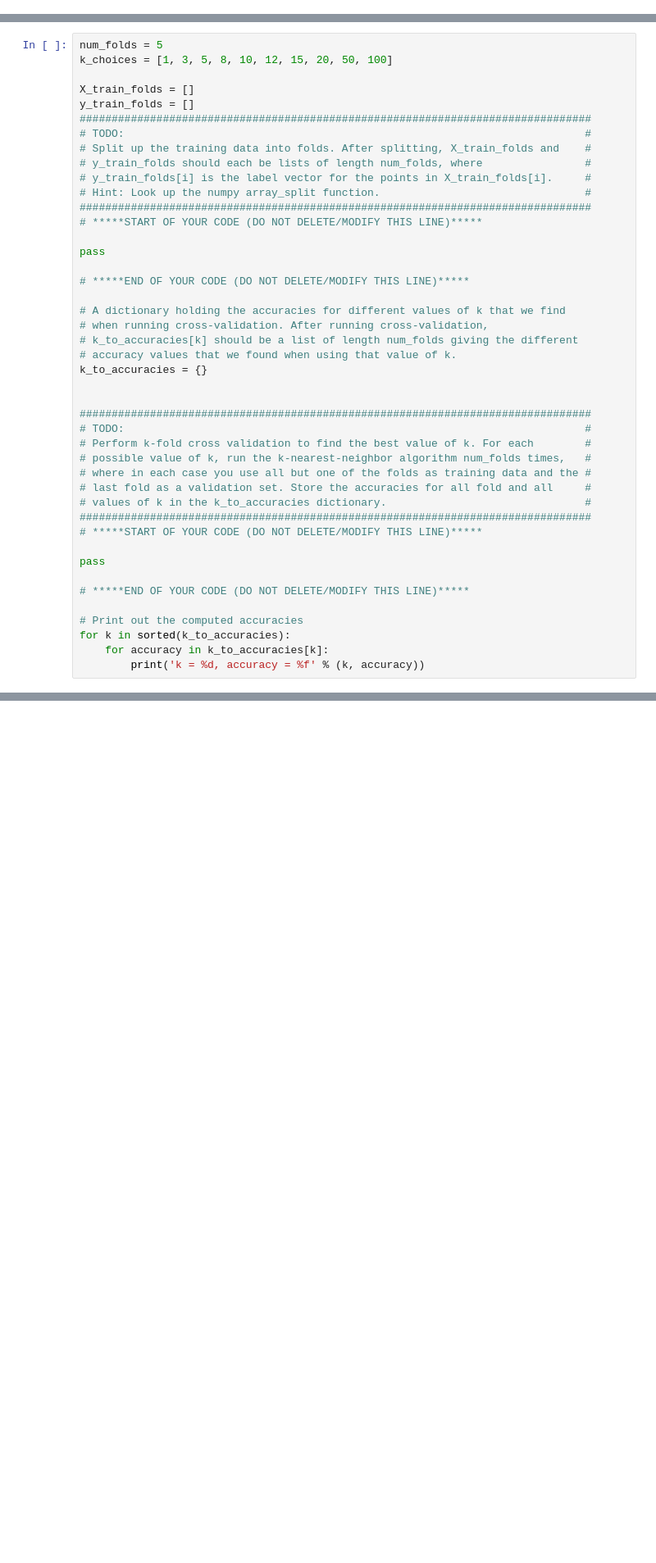
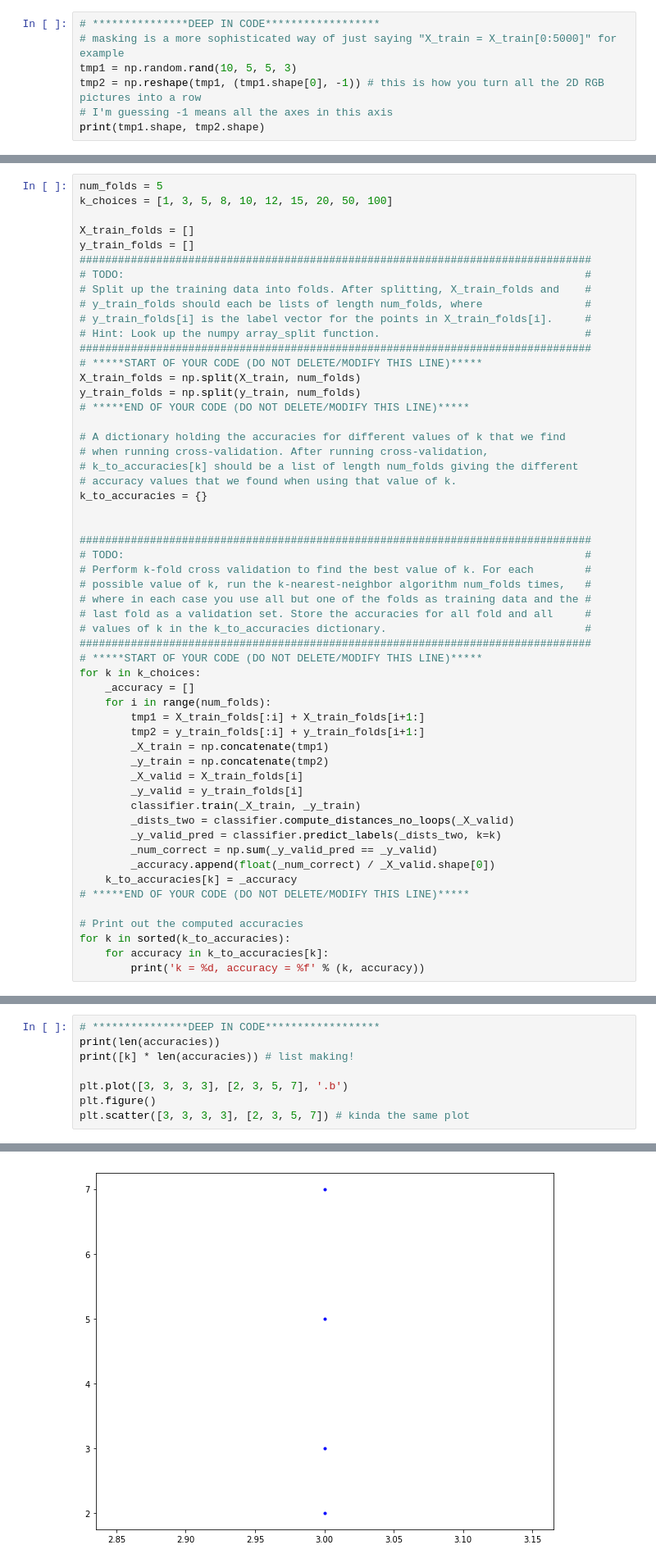
Before and after one commit to rouzitalab/Stanford_CS231n, a Jupyter notebook: assignment1/knn.ipynb, the cells around one changed output, grey strips where cells are left out. Shown at 82% size. Drawn from its saved outputs; the diff is of its cells as text; blank space fills up the shorter version.

```diff
--- a/assignment1/knn.ipynb
+++ b/assignment1/knn.ipynb
@@ -90,0 +112,7 @@ print(X_train.shape, X_test.shape)
+# %%
+# ***************DEEP IN CODE******************
+# masking is a more sophisticated way of just saying "X_train = X_train[0:5000]" for example
+tmp1 = np.random.rand(10, 5, 5, 3)
+tmp2 = np.reshape(tmp1, (tmp1.shape[0], -1)) # this is how you turn all the 2D RGB pictures into a row
+# I'm guessing -1 means all the axes in this axis
+print(tmp1.shape, tmp2.shape)
@@ -242,9 +304,8 @@ y_train_folds = []
 # Hint: Look up the numpy array_split function.                                #
 ################################################################################
 # *****START OF YOUR CODE (DO NOT DELETE/MODIFY THIS LINE)*****
-
-pass
-
+X_train_folds = np.split(X_train, num_folds)
+y_train_folds = np.split(y_train, num_folds)
 # *****END OF YOUR CODE (DO NOT DELETE/MODIFY THIS LINE)*****
 
 # A dictionary holding the accuracies for different values of k that we find
@@ -263,9 +324,21 @@ k_to_accuracies = {}
 # values of k in the k_to_accuracies dictionary.                               #
 ################################################################################
 # *****START OF YOUR CODE (DO NOT DELETE/MODIFY THIS LINE)*****
-
-pass
-
+for k in k_choices:
+    _accuracy = []
+    for i in range(num_folds):
+        tmp1 = X_train_folds[:i] + X_train_folds[i+1:]
+        tmp2 = y_train_folds[:i] + y_train_folds[i+1:]
+        _X_train = np.concatenate(tmp1)
+        _y_train = np.concatenate(tmp2)
+        _X_valid = X_train_folds[i]
+        _y_valid = y_train_folds[i]
+        classifier.train(_X_train, _y_train)
+        _dists_two = classifier.compute_distances_no_loops(_X_valid)
+        _y_valid_pred = classifier.predict_labels(_dists_two, k=k)
+        _num_correct = np.sum(_y_valid_pred == _y_valid)
+        _accuracy.append(float(_num_correct) / _X_valid.shape[0])
+    k_to_accuracies[k] = _accuracy
 # *****END OF YOUR CODE (DO NOT DELETE/MODIFY THIS LINE)*****
 
 # Print out the computed accuracies
@@ -288,0 +406,9 @@ plt.show()
+# %%
+# ***************DEEP IN CODE******************
+print(len(accuracies))
+print([k] * len(accuracies)) # list making!
+
+plt.plot([3, 3, 3, 3], [2, 3, 5, 7], '.b')
+plt.figure()
+plt.scatter([3, 3, 3, 3], [2, 3, 5, 7]) # kinda the same plot
+# %% [output]
@@ -288,0 +418 @@ plt.show()
+[figure, added]
```
Also changed, not shown: parts of 21 cells of this notebook, 5 other files.
